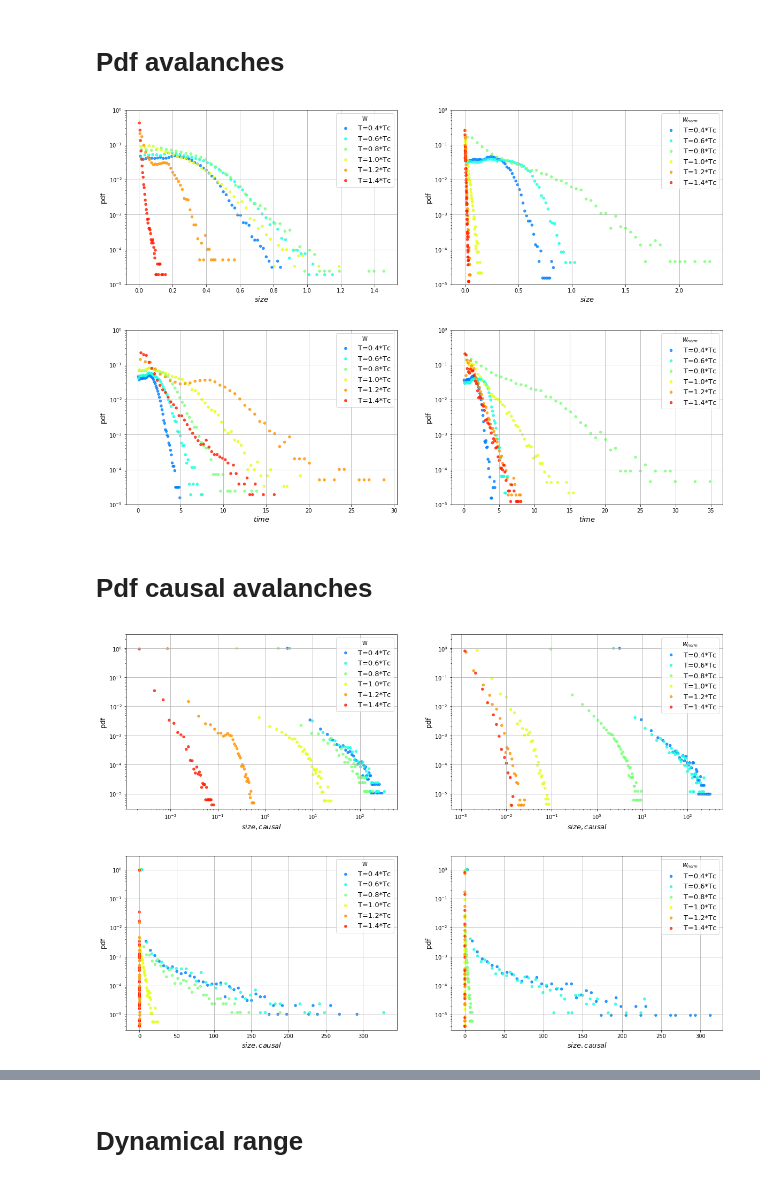
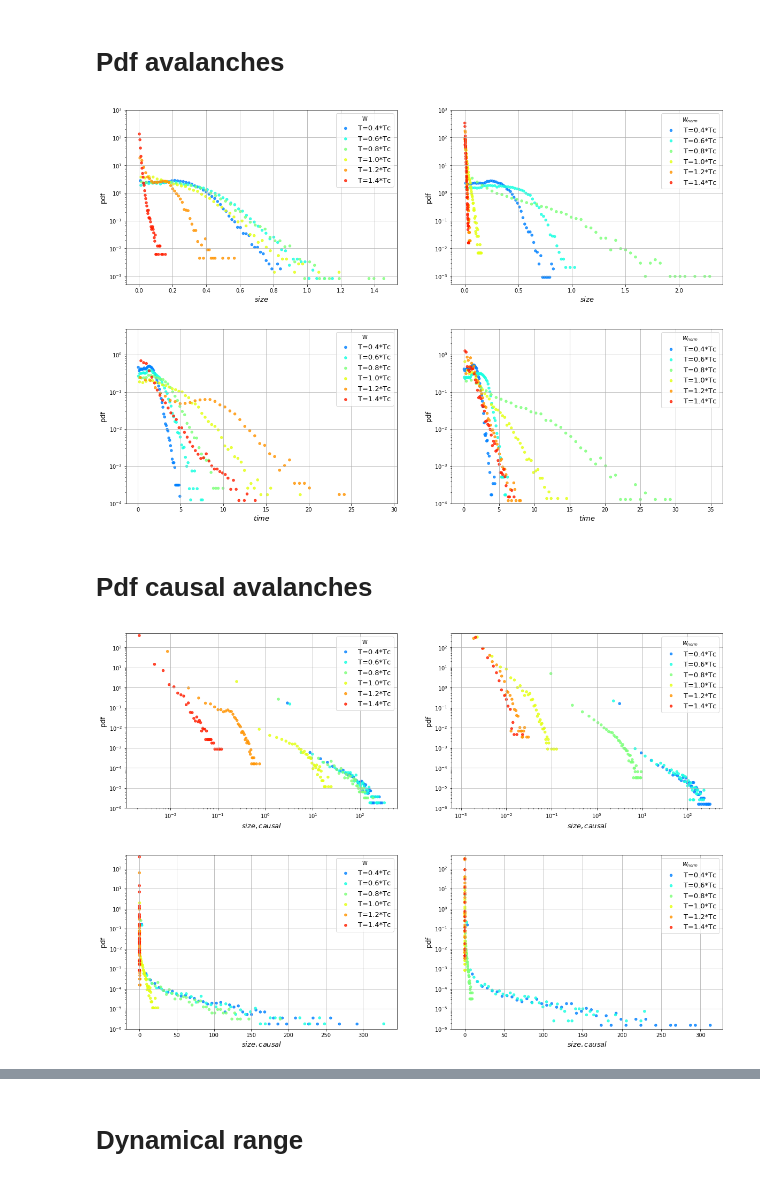
Before and after one commit to gbarzon/HTC_Mesoscopic_Brain, a Jupyter notebook: HTC_results_big.ipynb, the cells around one changed output, grey strips where cells are left out. Cells and saved outputs as stored; diff of their text form; code cells hidden in the pictures.

Commit message:
Fix density in pdf in HTC_plot

```diff
--- a/HTC_results_big.ipynb
+++ b/HTC_results_big.ipynb
@@ -48,19 +48,19 @@ plotter.plot_pdf(mod, 'ev', scale='log')
 # %% [markdown]
 # Pdf avalanches
 # %%
-plotter.plot_pdf(mod, 'size', Nbins=None, yrange=[1e-5, 1], scale='log')
+plotter.plot_pdf(mod, 'size', Nbins=None, yrange=[5e-4, 1e3], scale='log')
 # %% [output]
-[figure, old version]
+[figure, new version]
 # %%
-plotter.plot_pdf(mod, 'time', Nbins=None, yrange=[1e-5, 1], scale='log')
+plotter.plot_pdf(mod, 'time', Nbins=None, yrange=[1e-4, 5e0], scale='log')
 # %% [output]
-[figure, old version]
+[figure, new version]
 # %% [markdown]
 # Pdf causal avalanches
 # %%
-plotter.plot_pdf(mod, 'size_causal', Nbins=None, yrange=[3e-6, 3], scale='loglog')
-plotter.plot_pdf(mod, 'size_causal', Nbins=None, yrange=[3e-6, 3], scale='log')
+plotter.plot_pdf(mod, 'size_causal', Nbins=None, yrange=[1e-6, 5e2], scale='loglog')
+plotter.plot_pdf(mod, 'size_causal', Nbins=None, yrange=[1e-6, 5e2], scale='log')
 # %% [output]
-[figure, old version]
+[figure, new version]
-[figure, old version]
+[figure, new version]
 # %%
```
Also changed, not shown: parts of 1 cell of this notebook, 1 other file.
